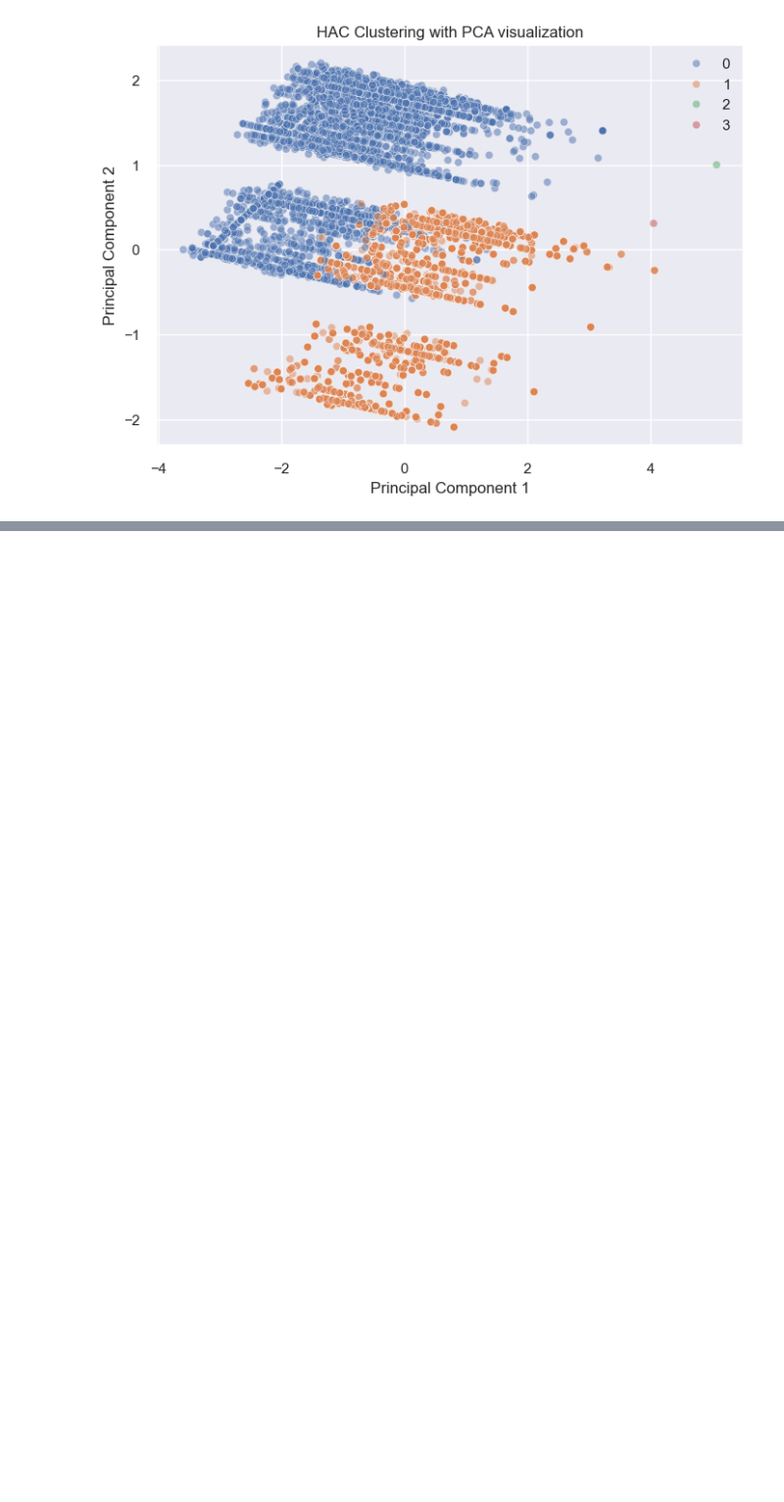
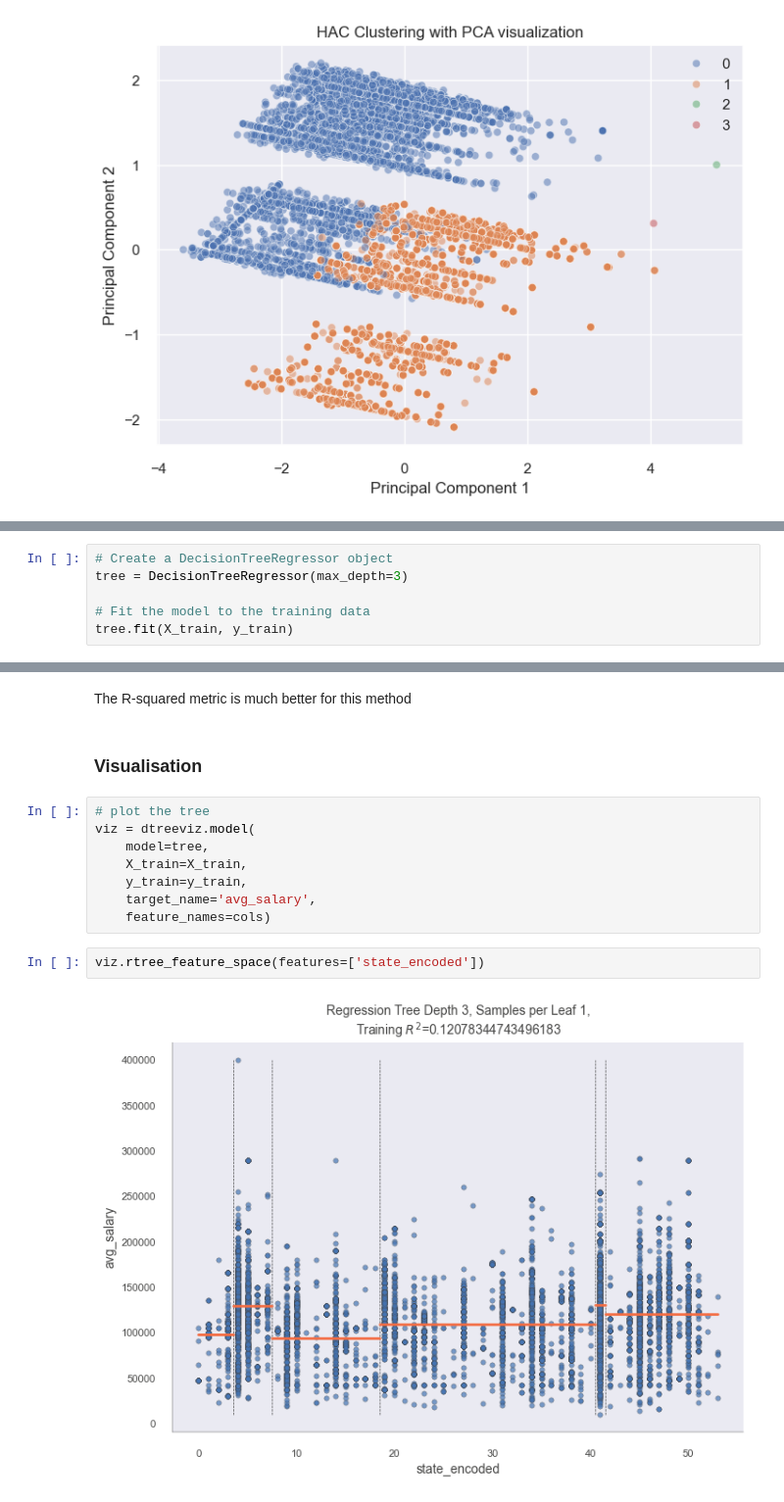
Before and after one commit to svkorepanov/aeds_sg3_salaries, a Jupyter notebook: ADES_WG3_assignment.ipynb, the cells around one changed output, grey strips where cells are left out. Shown at 98% size. Drawn from its saved outputs; the diff is of its cells as text; blank space fills up the shorter version.

```diff
--- a/ADES_WG3_assignment.ipynb
+++ b/ADES_WG3_assignment.ipynb
@@ -611,0 +759,6 @@ visualize_clusters(df_salaries_scaled, hac, "HAC")
+# %%
+# Create a DecisionTreeRegressor object
+tree = DecisionTreeRegressor(max_depth=3)
+
+# Fit the model to the training data
+tree.fit(X_train, y_train)
@@ -611,0 +783,16 @@ visualize_clusters(df_salaries_scaled, hac, "HAC")
+# %% [markdown]
+The R-squared metric is much better for this method
+# %% [markdown]
+### Visualisation
+# %%
+# plot the tree
+viz = dtreeviz.model(
+    model=tree,
+    X_train=X_train,
+    y_train=y_train,
+    target_name='avg_salary',
+    feature_names=cols)
+# %%
+viz.rtree_feature_space(features=['state_encoded'])
+# %% [output]
+[figure, added]
```
Also changed, not shown: parts of 40 cells of this notebook, 1 other file.
